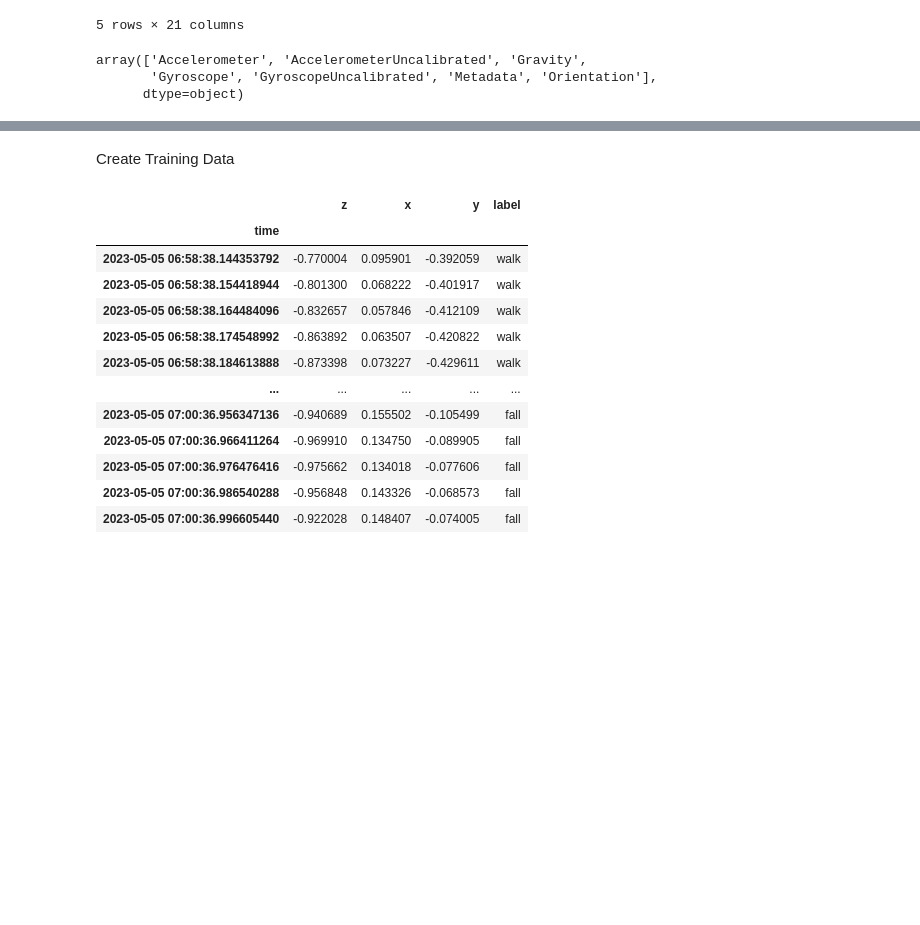
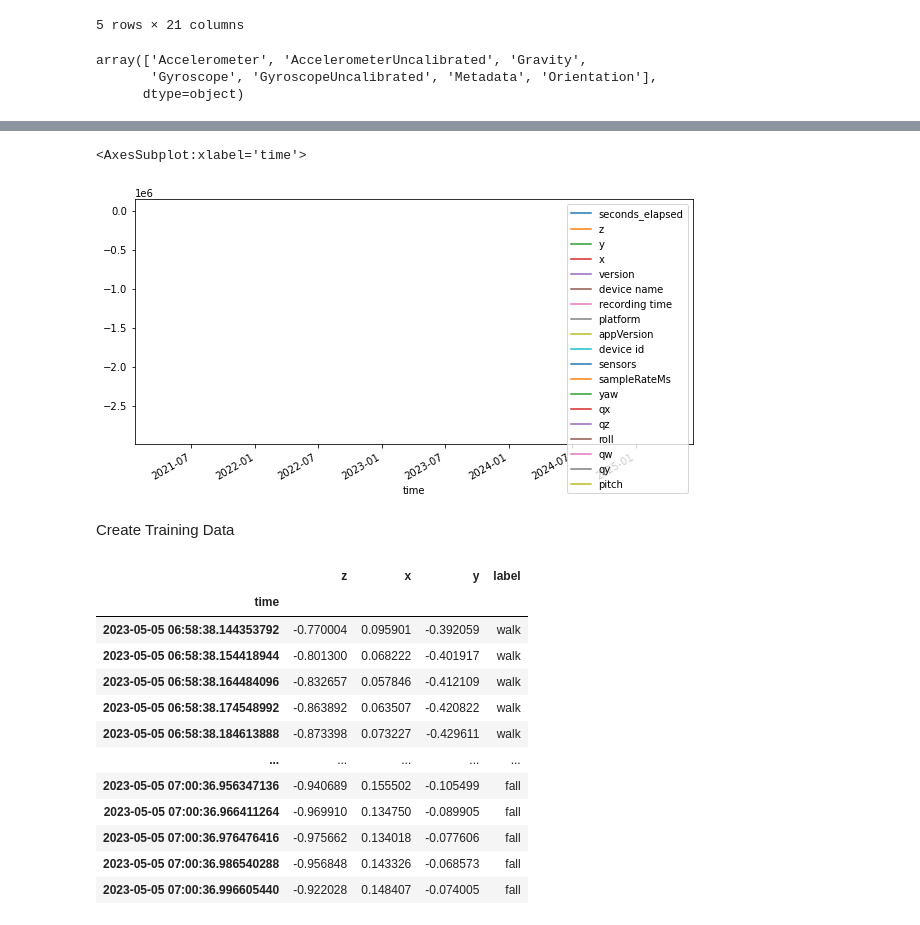
Before and after one commit to prizyou/Lexicon-Legends, a Jupyter notebook: proofConceptFALL.ipynb, the cells around one changed output, grey strips where cells are left out. Cells and saved outputs as stored; diff of their text form; code cells hidden in the pictures; blank space fills up the shorter version.

```diff
--- a/proofConceptFALL.ipynb
+++ b/proofConceptFALL.ipynb
@@ -126,3 +126,8 @@ df_walk_gyro.plot(figsize=(10,5))
+# %%
+df_walk_or.plot(figsize=(10,5))
+# %% [output]
+<AxesSubplot:xlabel='time'>
+[figure, added]
 # %% [markdown]
 Create Training Data
 # %%
```
Also changed, not shown: parts of 13 cells of this notebook.
